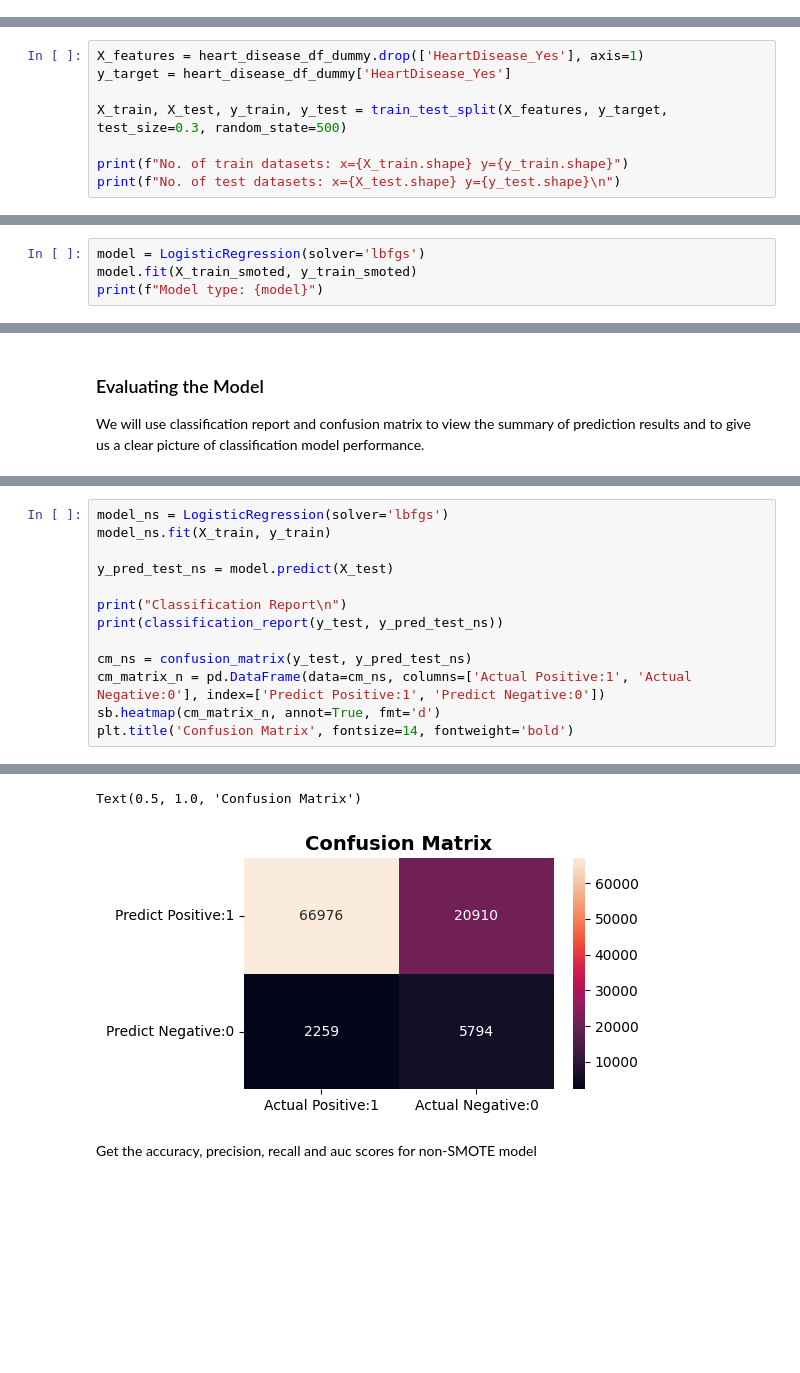
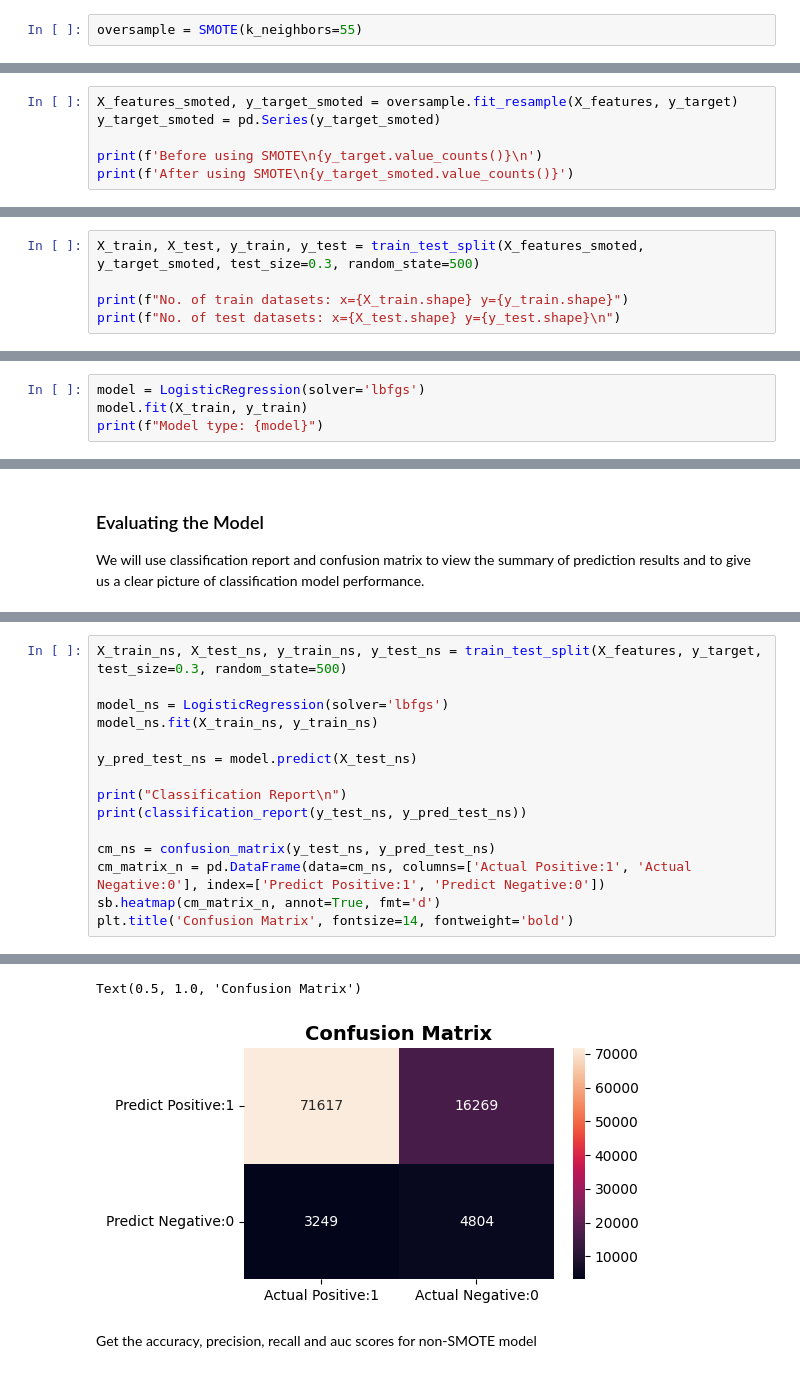
Before and after one commit to abccastro/House-Price-Prediction-using-Polynomial-Regression, a Jupyter notebook: Project/AML2203/Mid-term Project/Heart Disease Prediction.ipynb, the cells around one changed output, grey strips where cells are left out. Cells and saved outputs as stored; diff of their text form; blank space fills up the shorter version.

```diff
--- a/Project/AML2203/Mid-term Project/Heart Disease Prediction.ipynb
+++ b/Project/AML2203/Mid-term Project/Heart Disease Prediction.ipynb
@@ -230,0 +260,2 @@ memory usage: 12.5 MB
+# %%
+oversample = SMOTE(k_neighbors=55)
@@ -230,0 +264,6 @@ memory usage: 12.5 MB
+# %%
+X_features_smoted, y_target_smoted = oversample.fit_resample(X_features, y_target)
+y_target_smoted = pd.Series(y_target_smoted)
+
+print(f'Before using SMOTE\n{y_target.value_counts()}\n')
+print(f'After using SMOTE\n{y_target_smoted.value_counts()}')
@@ -231,10 +280,7 @@ memory usage: 12.5 MB
 # %% [markdown]
 ### Splitting Data into Training and Test Set
 # %%
-X_features = heart_disease_df_dummy.drop(['HeartDisease_Yes'], axis=1)
-y_target = heart_disease_df_dummy['HeartDisease_Yes']
-
-X_train, X_test, y_train, y_test = train_test_split(X_features, y_target, test_size=0.3, random_state=500)
+X_train, X_test, y_train, y_test = train_test_split(X_features_smoted, y_target_smoted, test_size=0.3, random_state=500)
 
 print(f"No. of train datasets: x={X_train.shape} y={y_train.shape}")
 print(f"No. of test datasets: x={X_test.shape} y={y_test.shape}\n")
@@ -290,7 +293,7 @@ Name: HeartDisease_Yes, dtype: int64
 A logistic regression model is used to predict Heart Disease, with 70% of the dataset allocated for training the model.
 # %%
 model = LogisticRegression(solver='lbfgs')
-model.fit(X_train_smoted, y_train_smoted)
+model.fit(X_train, y_train)
 print(f"Model type: {model}")
 # %% [output]
 Model type: LogisticRegression()
@@ -368,13 +386,15 @@ Generate a new model using the original dataset without SMOTE then assess the pe
 # %%
+X_train_ns, X_test_ns, y_train_ns, y_test_ns = train_test_split(X_features, y_target, test_size=0.3, random_state=500)
+
 model_ns = LogisticRegression(solver='lbfgs')
-model_ns.fit(X_train, y_train)
+model_ns.fit(X_train_ns, y_train_ns)
 
-y_pred_test_ns = model.predict(X_test)
+y_pred_test_ns = model.predict(X_test_ns)
 
 print("Classification Report\n")
-print(classification_report(y_test, y_pred_test_ns))
+print(classification_report(y_test_ns, y_pred_test_ns))
 
-cm_ns = confusion_matrix(y_test, y_pred_test_ns)
+cm_ns = confusion_matrix(y_test_ns, y_pred_test_ns)
 cm_matrix_n = pd.DataFrame(data=cm_ns, columns=['Actual Positive:1', 'Actual Negative:0'], index=['Predict Positive:1', 'Predict Negative:0'])
 sb.heatmap(cm_matrix_n, annot=True, fmt='d')
 plt.title('Confusion Matrix', fontsize=14, fontweight='bold')
@@ -392,5 +412,5 @@ weighted avg       0.90      0.76      0.81     95939
 Text(0.5, 1.0, 'Confusion Matrix')
-[figure, old version]
+[figure, new version]
 # %% [markdown]
 Get the accuracy, precision, recall and auc scores for non-SMOTE model
 # %%
```
Also changed, not shown: parts of 34 cells of this notebook.
